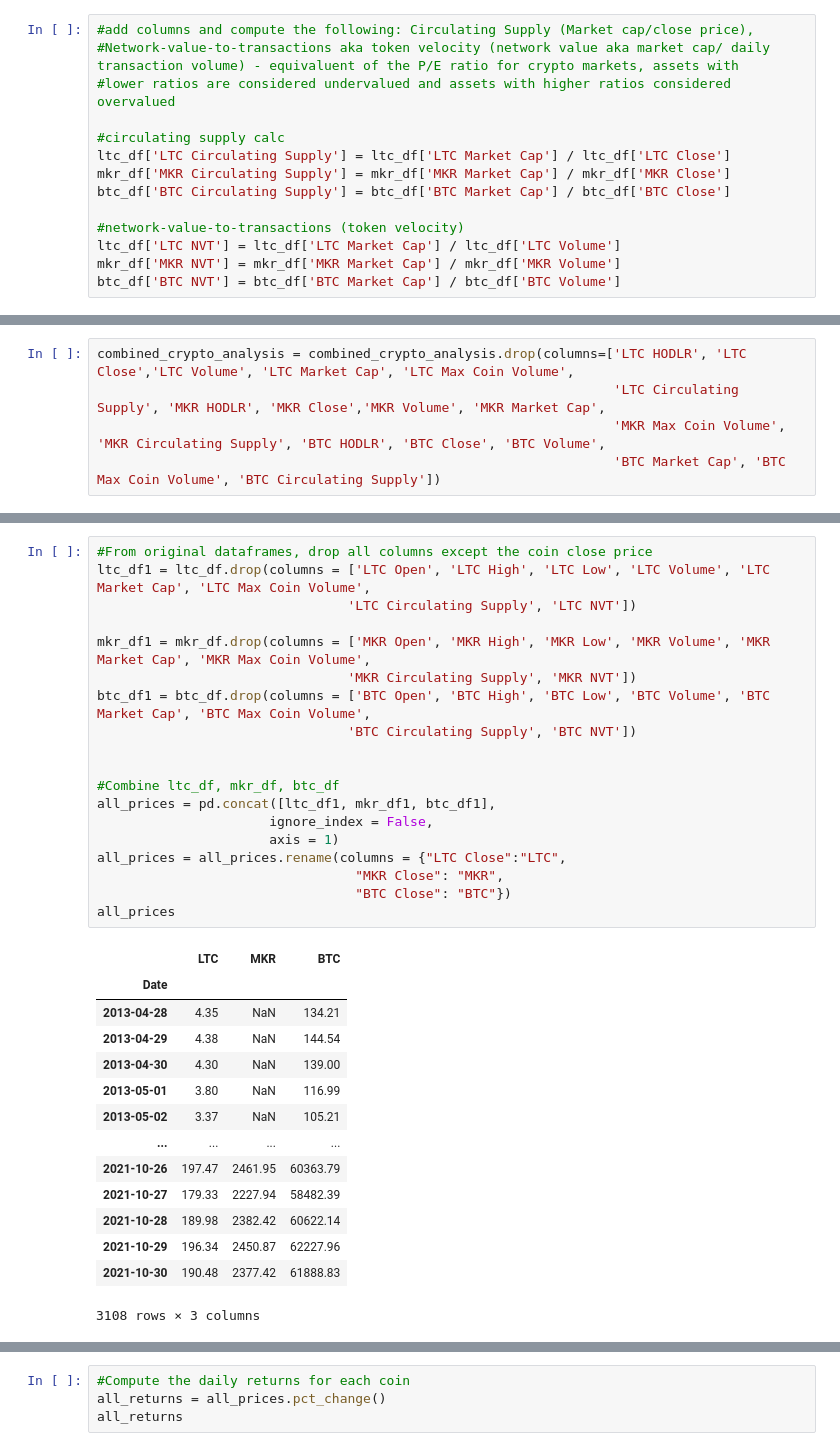
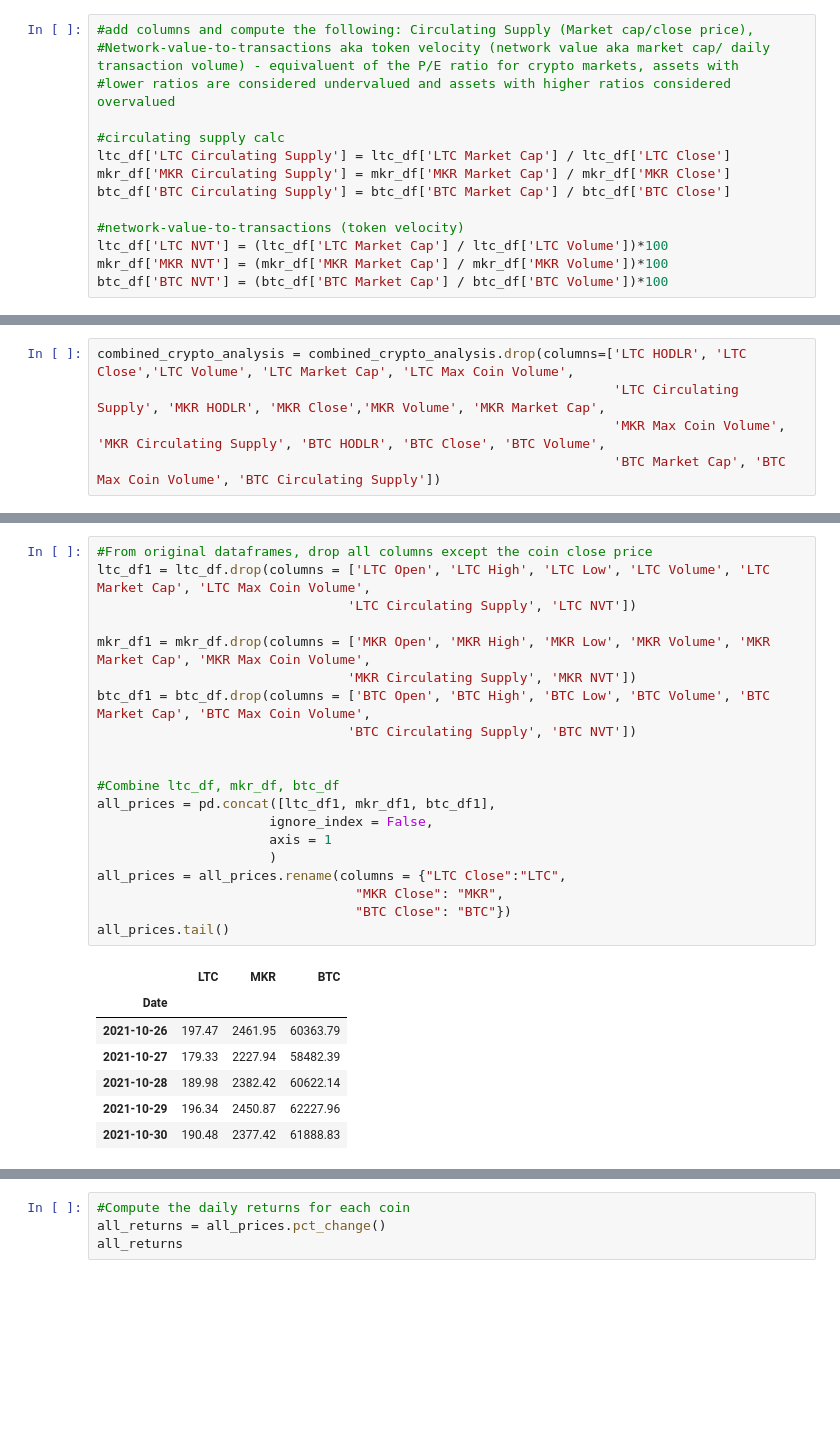
Before and after one commit to nairrekhabr/Project_3, a Jupyter notebook: ltc_mkr_analysis/LTC_MKR_analysis.ipynb, the cells around one changed output, grey strips where cells are left out. Cells and saved outputs as stored; diff of their text form; blank space fills up the shorter version.

```diff
--- a/ltc_mkr_analysis/LTC_MKR_analysis.ipynb
+++ b/ltc_mkr_analysis/LTC_MKR_analysis.ipynb
@@ -78,9 +84,9 @@ mkr_df['MKR Circulating Supply'] = mkr_df['MKR Market Cap'] / mkr_df['MKR Close'
 btc_df['BTC Circulating Supply'] = btc_df['BTC Market Cap'] / btc_df['BTC Close']
 
 #network-value-to-transactions (token velocity)
-ltc_df['LTC NVT'] = ltc_df['LTC Market Cap'] / ltc_df['LTC Volume']
-mkr_df['MKR NVT'] = mkr_df['MKR Market Cap'] / mkr_df['MKR Volume']
-btc_df['BTC NVT'] = btc_df['BTC Market Cap'] / btc_df['BTC Volume']
+ltc_df['LTC NVT'] = (ltc_df['LTC Market Cap'] / ltc_df['LTC Volume'])*100
+mkr_df['MKR NVT'] = (mkr_df['MKR Market Cap'] / mkr_df['MKR Volume'])*100
+btc_df['BTC NVT'] = (btc_df['BTC Market Cap'] / btc_df['BTC Volume'])*100
 # %%
 mkr_df
 # %% [output]
@@ -304,34 +310,28 @@ combined_crypto_analysis
 # %%
 #From original dataframes, drop all columns except the coin close price
 ltc_df1 = ltc_df.drop(columns = ['LTC Open', 'LTC High', 'LTC Low', 'LTC Volume', 'LTC Market Cap', 'LTC Max Coin Volume',
                                 'LTC Circulating Supply', 'LTC NVT'])
 
 mkr_df1 = mkr_df.drop(columns = ['MKR Open', 'MKR High', 'MKR Low', 'MKR Volume', 'MKR Market Cap', 'MKR Max Coin Volume',
                                 'MKR Circulating Supply', 'MKR NVT'])
 btc_df1 = btc_df.drop(columns = ['BTC Open', 'BTC High', 'BTC Low', 'BTC Volume', 'BTC Market Cap', 'BTC Max Coin Volume',
                                 'BTC Circulating Supply', 'BTC NVT'])
 
 
 #Combine ltc_df, mkr_df, btc_df
 all_prices = pd.concat([ltc_df1, mkr_df1, btc_df1],
                       ignore_index = False,
-                      axis = 1)
+                      axis = 1
+                      )
 all_prices = all_prices.rename(columns = {"LTC Close":"LTC",
                                  "MKR Close": "MKR",
                                  "BTC Close": "BTC"})
-all_prices
+all_prices.tail()
 # %% [output]
 |  | LTC | MKR | BTC |
 | Date |  |  |  |
-| 2013-04-28 | 4.35 | NaN | 134.21 |
-| 2013-04-29 | 4.38 | NaN | 144.54 |
-| 2013-04-30 | 4.30 | NaN | 139.00 |
-| 2013-05-01 | 3.80 | NaN | 116.99 |
-| 2013-05-02 | 3.37 | NaN | 105.21 |
-| ... | ... | ... | ... |
 | 2021-10-26 | 197.47 | 2461.95 | 60363.79 |
 | 2021-10-27 | 179.33 | 2227.94 | 58482.39 |
 | 2021-10-28 | 189.98 | 2382.42 | 60622.14 |
 | 2021-10-29 | 196.34 | 2450.87 | 62227.96 |
 | 2021-10-30 | 190.48 | 2377.42 | 61888.83 |
-3108 rows × 3 columns
```
Also changed, not shown: parts of 38 cells of this notebook.
